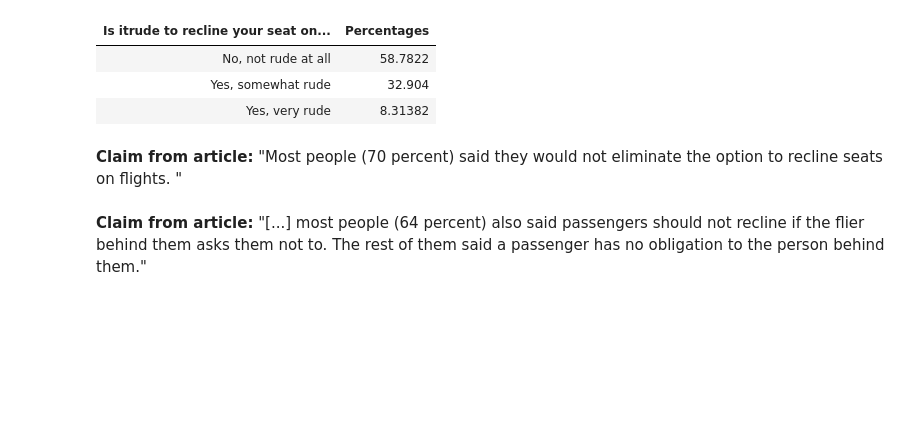
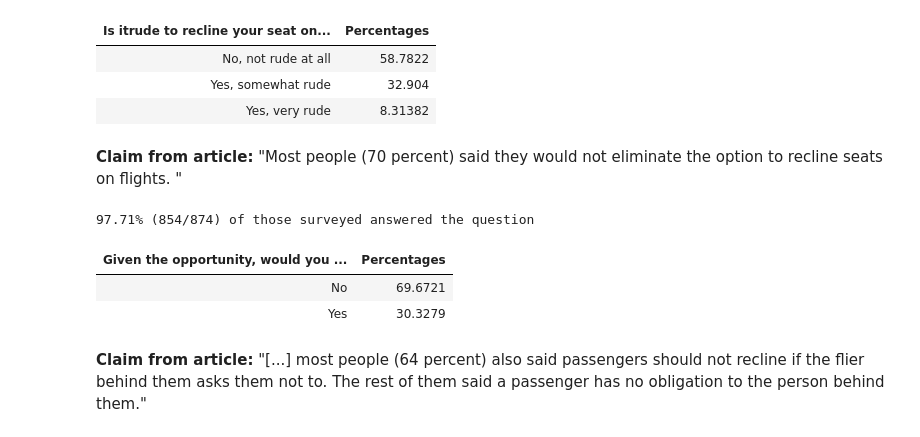
Before and after one commit to ls88-openscienceconnector/final-project-team-2, a Jupyter notebook: notebooks/airplane-analysis.ipynb, the cells around one changed output. Cells and saved outputs as stored; diff of their text form; code cells hidden in the pictures; blank space fills up the shorter version.

Commit message:
Working through the questions as we speak!
I also used data.labels to collect the questions for easier insertion into the function.

```diff
--- a/notebooks/airplane-analysis.ipynb
+++ b/notebooks/airplane-analysis.ipynb
@@ -139,5 +167,12 @@ percentages_from_label("Is itrude to recline your seat on a plane?")
 | Yes, very rude | 8.31382 |
 # %% [markdown]
 **Claim from article:** "Most people (70 percent) said they would not eliminate the option to recline seats on flights. "
+# %%
+percentages_from_label("Given the opportunity, would you eliminate the possibility of reclining seats on planes entirely?")
+# %% [output]
+97.71% (854/874) of those surveyed answered the question
+| Given the opportunity, would you ... | Percentages |
+| No | 69.6721 |
+| Yes | 30.3279 |
 # %% [markdown]
 **Claim from article:** "\[...\] most people (64 percent) also said passengers should not recline if the flier behind them asks them not to. The rest of them said a passenger has no obligation to the person behind them."
```
Also changed, not shown: parts of 8 cells of this notebook.
